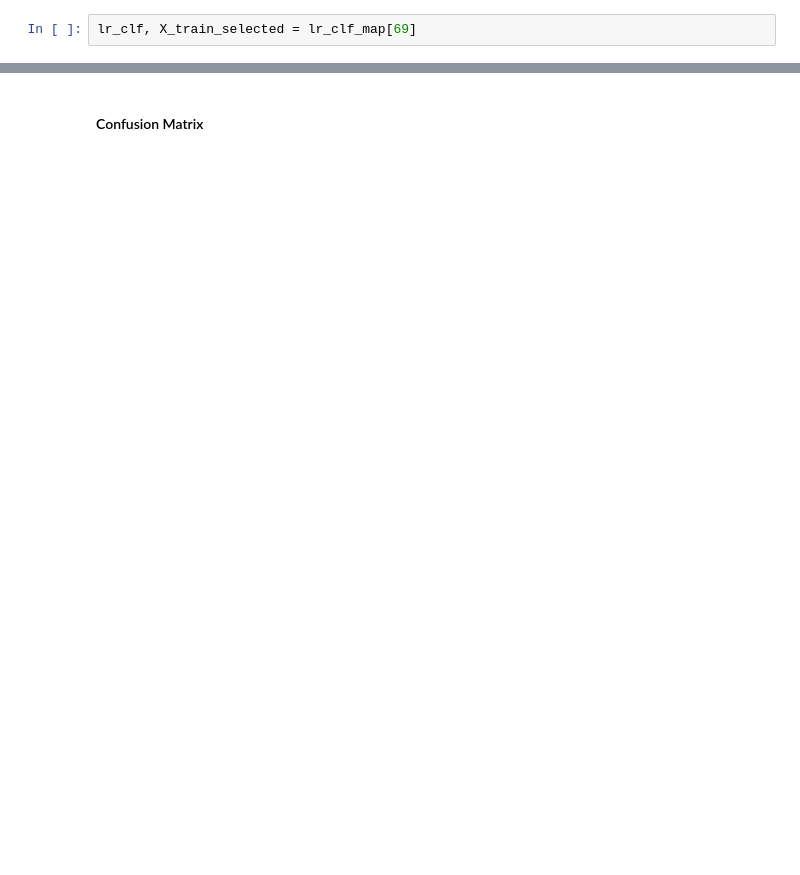
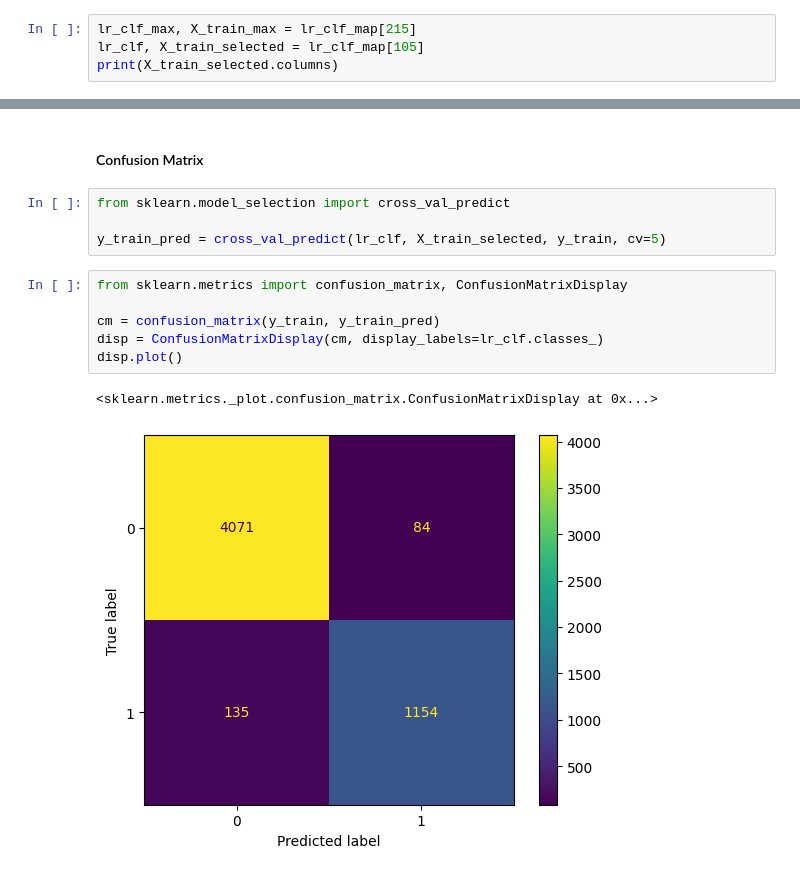
Before and after one commit to raymondsamalo/25S1-C-NYP-ITI111-Applied-Machine-Learning, a Jupyter notebook: AndroidMalwareRaymondSamalo.ipynb, the cells around one changed output, grey strips where cells are left out. Cells and saved outputs as stored; diff of their text form; blank space fills up the shorter version.

Commit message:
metric

```diff
--- a/AndroidMalwareRaymondSamalo.ipynb
+++ b/AndroidMalwareRaymondSamalo.ipynb
@@ -403,2 +473,4 @@ Hence, let's use 69 features going forward for our Logistic regression
 # %%
-lr_clf, X_train_selected = lr_clf_map[69]
+lr_clf_max, X_train_max = lr_clf_map[215]
+lr_clf, X_train_selected = lr_clf_map[105]
+print(X_train_selected.columns)
@@ -405,2 +488,15 @@ lr_clf, X_train_selected = lr_clf_map[69]
 # %% [markdown]
 #### Confusion Matrix
+# %%
+from sklearn.model_selection import cross_val_predict
+
+y_train_pred = cross_val_predict(lr_clf, X_train_selected, y_train, cv=5)
+# %%
+from sklearn.metrics import confusion_matrix, ConfusionMatrixDisplay
+
+cm = confusion_matrix(y_train, y_train_pred)
+disp = ConfusionMatrixDisplay(cm, display_labels=lr_clf.classes_)
+disp.plot()
+# %% [output]
+<sklearn.metrics._plot.confusion_matrix.ConfusionMatrixDisplay at 0x...>
+[figure, added]
```
Also changed, not shown: parts of 11 cells of this notebook.
